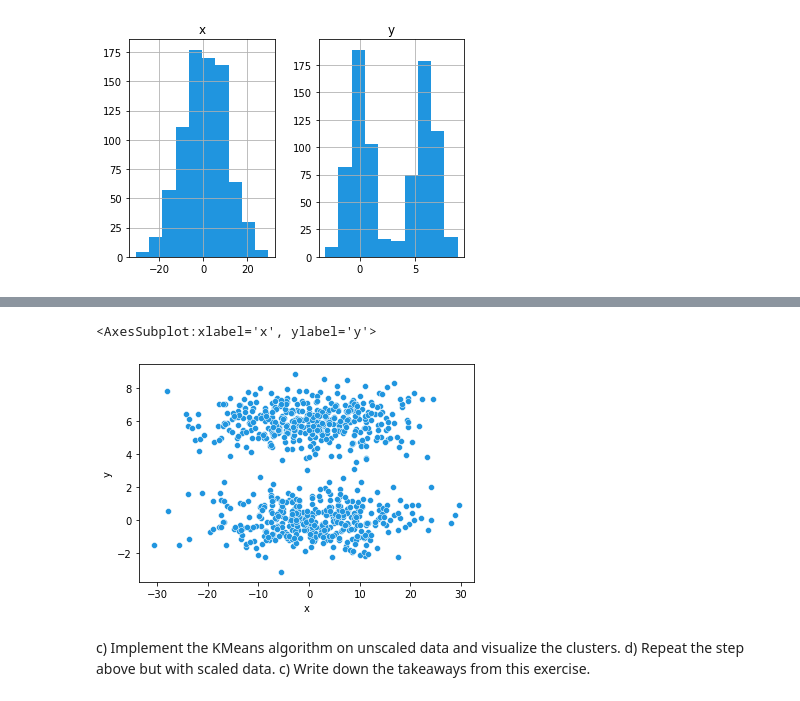
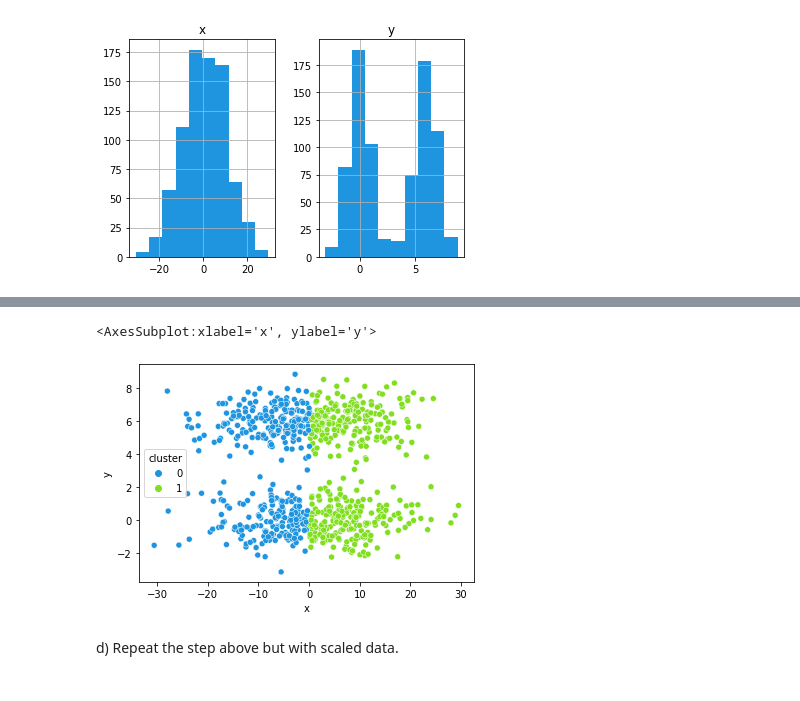
Before and after one commit to brianclements03/clustering, a Jupyter notebook: modeling.ipynb, the cells around one changed output, grey strips where cells are left out. Drawn from its saved outputs; the diff is of its cells as text; code cells hidden in the pictures.

Commit message:
completed exercises

```diff
--- a/modeling.ipynb
+++ b/modeling.ipynb
@@ -376,0 +386,8 @@ array([[<AxesSubplot:title={'center':'x'}>,
+# %%
+# sklearn implementation of KMeans
+#define the thing
+kmeans = KMeans(n_clusters=2)
+# fit the thing
+kmeans.fit(goog)
+# Use (predict using) the thing
+kmeans.predict(goog)
@@ -376,0 +412,2 @@ array([[<AxesSubplot:title={'center':'x'}>,
+# %%
+goog['cluster'] = kmeans.predict(goog)
@@ -377,9 +423,7 @@ array([[<AxesSubplot:title={'center':'x'}>,
 # %%
-sns.scatterplot(x='x',y='y',data=goog)
+sns.scatterplot(x='x',y='y',data=goog, hue='cluster')
 # %% [output]
 <AxesSubplot:xlabel='x', ylabel='y'>
-[figure, old version]
+[figure, new version]
-# %% [markdown]
-c) Implement the KMeans algorithm on unscaled data and visualize the clusters.
-d) Repeat the step above but with scaled data.
-c) Write down the takeaways from this exercise.
+# %% [markdown]
+d) Repeat the step above but with scaled data.
```
Also changed, not shown: parts of 15 cells of this notebook.
